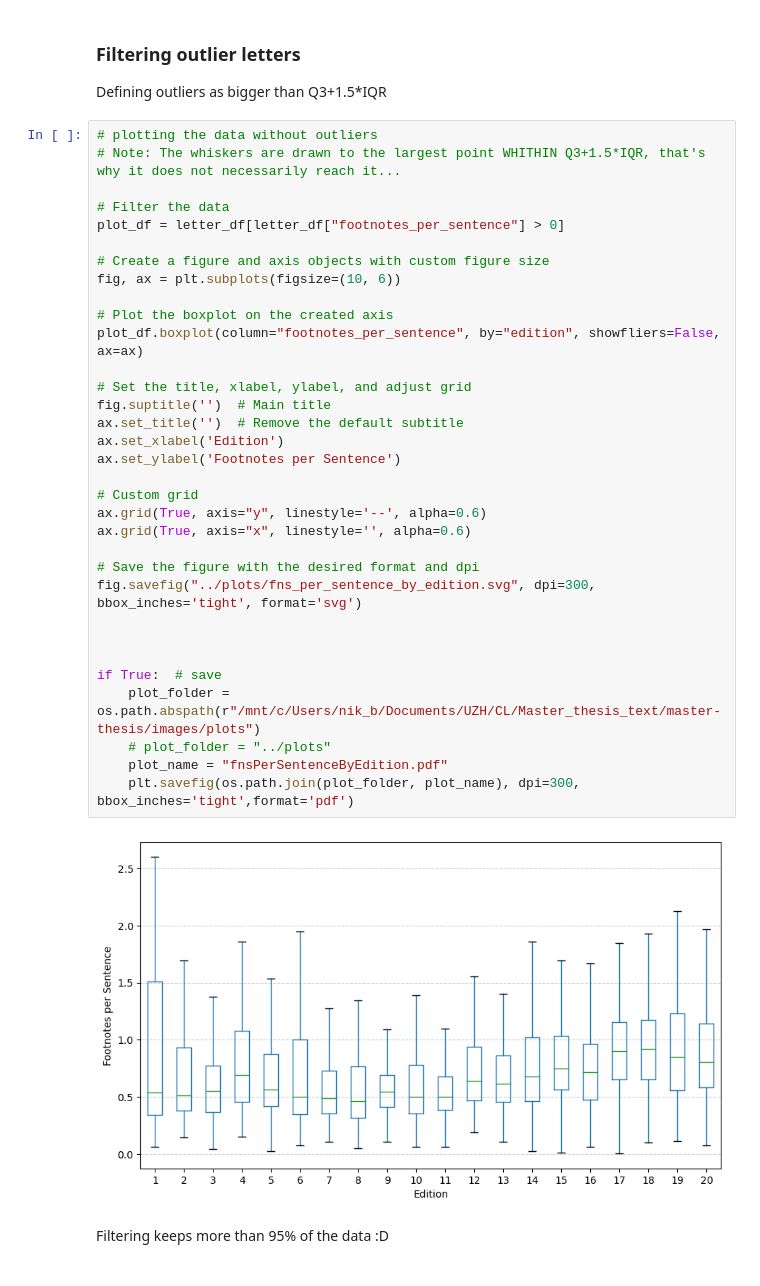
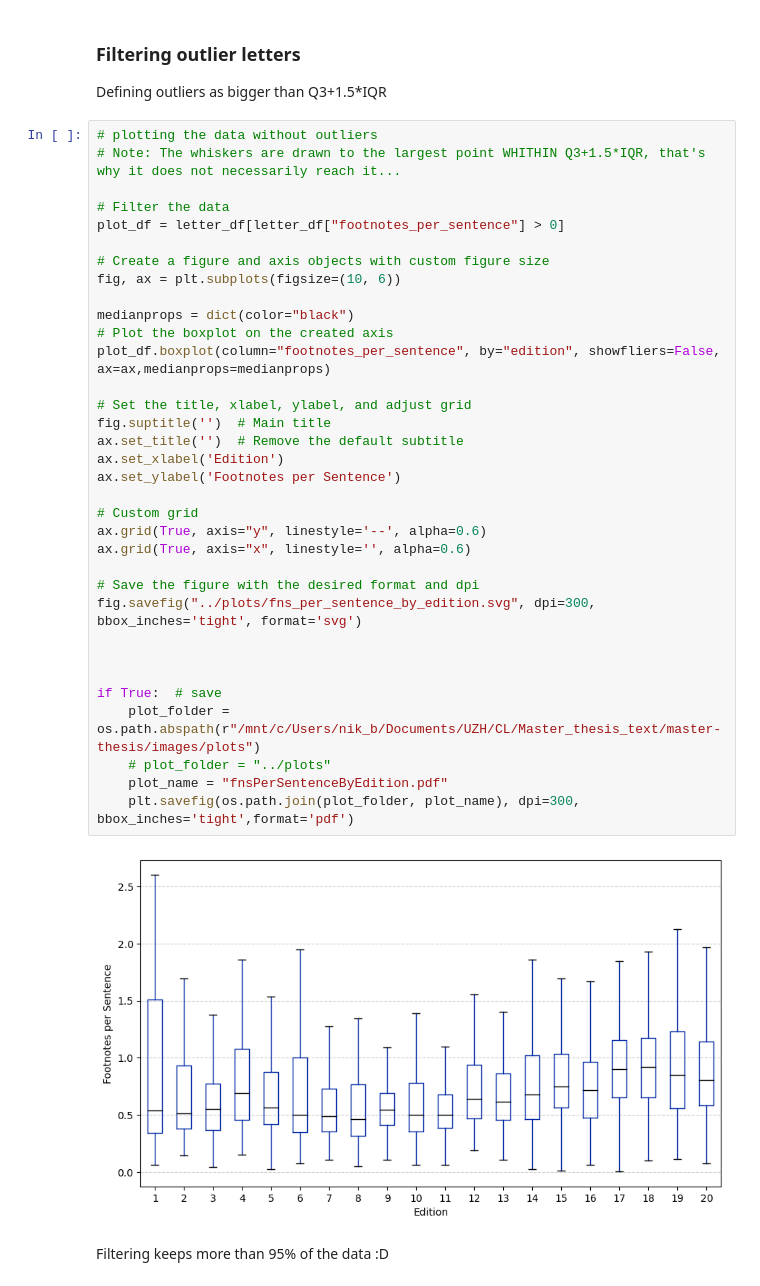
Before and after one commit to Boffl/BullingerDigitalLMFootnotes, a Jupyter notebook: data_analysis_and_preparation/prepare_data.ipynb, the cells around one changed output. Cells and saved outputs as stored; diff of their text form.

```diff
--- a/data_analysis_and_preparation/prepare_data.ipynb
+++ b/data_analysis_and_preparation/prepare_data.ipynb
@@ -105,35 +109,36 @@ Defining outliers as bigger than Q3+1.5*IQR
 
 # Filter the data
 plot_df = letter_df[letter_df["footnotes_per_sentence"] > 0]
 
 # Create a figure and axis objects with custom figure size
 fig, ax = plt.subplots(figsize=(10, 6))
 
+medianprops = dict(color="black")
 # Plot the boxplot on the created axis
-plot_df.boxplot(column="footnotes_per_sentence", by="edition", showfliers=False, ax=ax)
+plot_df.boxplot(column="footnotes_per_sentence", by="edition", showfliers=False, ax=ax,medianprops=medianprops)
 
 # Set the title, xlabel, ylabel, and adjust grid
 fig.suptitle('')  # Main title
 ax.set_title('')  # Remove the default subtitle
 ax.set_xlabel('Edition')
 ax.set_ylabel('Footnotes per Sentence')
 
 # Custom grid
 ax.grid(True, axis="y", linestyle='--', alpha=0.6)
 ax.grid(True, axis="x", linestyle='', alpha=0.6)
 
 # Save the figure with the desired format and dpi
 fig.savefig("../plots/fns_per_sentence_by_edition.svg", dpi=300, bbox_inches='tight', format='svg')
 
 
 
 if True:  # save
     plot_folder = os.path.abspath(r"/mnt/c/Users/nik_b/Documents/UZH/CL/Master_thesis_text/master-thesis/images/plots")
     # plot_folder = "../plots"
     plot_name = "fnsPerSentenceByEdition.pdf"
     plt.savefig(os.path.join(plot_folder, plot_name), dpi=300, bbox_inches='tight',format='pdf')
 # %% [output]
-[figure, old version]
+[figure, new version]
 # %% [markdown]
 Filtering keeps more than 95% of the data :D
 # %%
```
Also changed, not shown: parts of 13 cells of this notebook, 1 other file.
